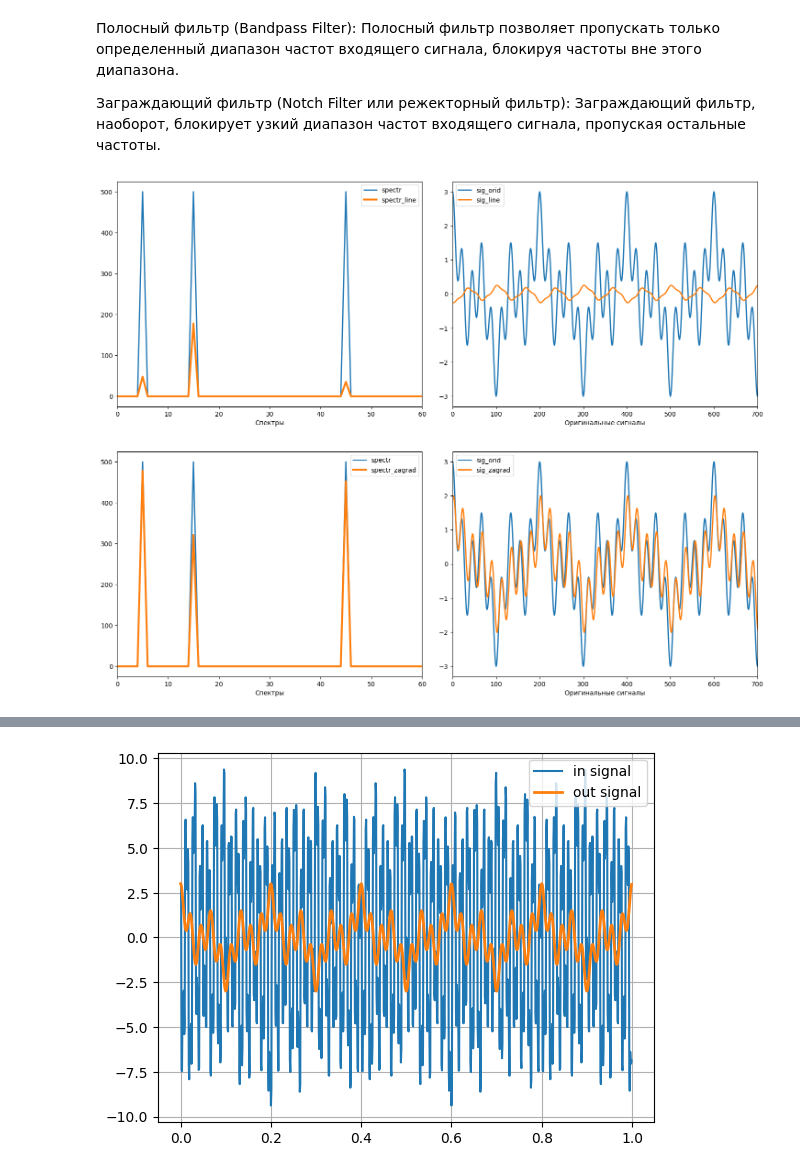
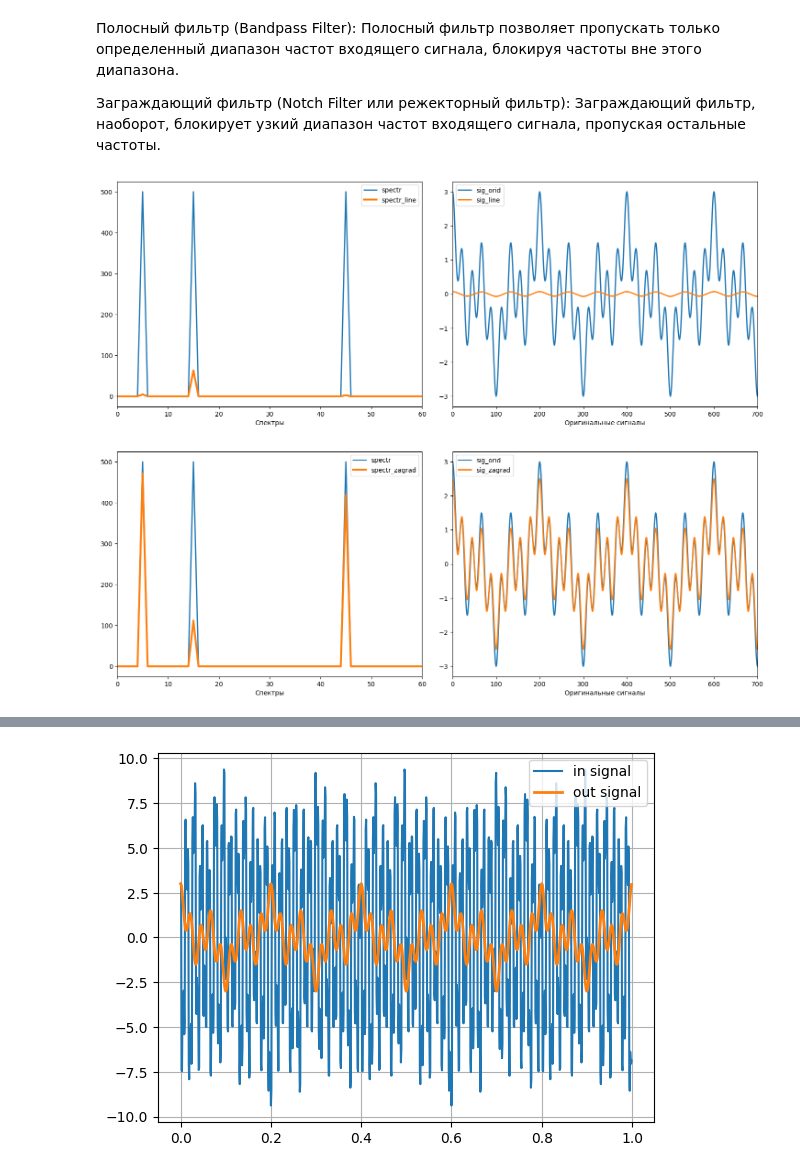
Before and after one commit to EmelyanovAlexey/digital_signal, a Jupyter notebook: lab_4.ipynb, the cells around one changed output, grey strips where cells are left out. Cells and saved outputs as stored; diff of their text form; code cells hidden in the pictures.

```diff
--- a/lab_4.ipynb
+++ b/lab_4.ipynb
@@ -21,11 +21,17 @@ def get_signal(func, start = 0, finish=2, step=0.05):
   signal = np.array([func(t) for t in times])
   return times, signal
 
-def butterwort_low(w, wc):
-  return wc**2 / ((-w**2) + (1j) * np.sqrt(2)*wc*w + wc**2)
+# def butterwort_low(w, wc):
+#   return wc**2 / ((-w**2) + (1j) * np.sqrt(2)*wc*w + wc**2)
 
-def butterwort_high(w, wc):
-  return w**2 / ((-wc**2) + 1j*np.sqrt(2) * wc * w + w**2)
+def butterwort_low(w, wc, n):
+    return 1 / (1 + (w / wc)**(2 * n))
+
+# def butterwort_high(w, wc):
+#   return w**2 / ((-wc**2) + 1j*np.sqrt(2) * wc * w + w**2)
+
+def butterwort_high(w, wc, n):
+    return 1 / (1 + (wc / w)**(2 * n))
 # %% [markdown]
 ![Alt text](image-6.png)
 # %% [markdown]
@@ -146,26 +151,26 @@ plt.show()
 
 Заграждающий фильтр (Notch Filter или режекторный фильтр):  Заграждающий фильтр, наоборот, блокирует узкий диапазон частот входящего сигнала, пропуская остальные частоты.
 # %%
-def get_bat_line(range_x, param_l, param_h):
-    filter_hight_bat_h = butterwort_high(range_x, param_h)
-    filter_hight_bat_l = butterwort_low(range_x, param_l)
+def get_bat_line(range_x, param_l, param_h, n):
+    filter_hight_bat_h = butterwort_high(range_x, param_h, n)
+    filter_hight_bat_l = butterwort_low(range_x, param_l, n)
     line_filter = filter_hight_bat_l * filter_hight_bat_h
 
     filter_spectr = spectr[0:range_x.shape[0]]*line_filter
     filtred_signal = np.fft.ifft(filter_spectr)
     return filter_spectr, filtred_signal
 
-def get_bat_zagrad(range_x, param_l, param_h):
-    filter_bat_h = butterwort_high(range_x, param_h)
-    filter_bat_l = butterwort_low(range_x, param_l)
+def get_bat_zagrad(range_x, param_l, param_h, n):
+    filter_bat_h = butterwort_high(range_x, param_h, n)
+    filter_bat_l = butterwort_low(range_x, param_l, n)
     zagrad_filter = filter_bat_h + filter_bat_l
 
     filter_spectr = spectr[0:range_x.shape[0]]*zagrad_filter
     filtred_signal = np.fft.ifft(filter_spectr)
     return filter_spectr, filtred_signal
 
-filter_line_spectr, filter_line_signal = get_bat_line(x, 120, 160)
-filter_zagrad_spectr, filter_zagrad_signal = get_bat_zagrad(x, 100, 300)
+filter_line_spectr, filter_line_signal = get_bat_line(x, 120, 160, 2)
+filter_zagrad_spectr, filter_zagrad_signal = get_bat_zagrad(x, 100, 300, 2)
 
 fig = plt.figure(figsize=(18, 14))
 plt.subplots_adjust(wspace=0.1, hspace=0.2)
@@ -177,34 +182,34 @@ plt.plot(np.abs(spectr), label='spectr', linewidth=2)
 plt.plot(np.abs(filter_line_spectr), label='spectr_line', linewidth=3)
 plt.xlabel('Спектры')
 plt.xlim([0,60])
 plt.legend()
 
 plt.subplot(222)
 plt.xlabel('Оригинальные сигналы')
 plt.plot(cos_signal, label="sig_orid", linewidth=2)
 plt.plot(filter_line_signal, label="sig_line", linewidth=2)
 plt.xlim([0,700])
 plt.legend()
 
 plt.subplot(223)
 spectr = np.fft.fft(cos_signal)
 spectr_filter_low = np.fft.fft(cos_signal)
 plt.plot(np.abs(spectr), label='spectr', linewidth=2)
 plt.plot(np.abs(filter_zagrad_spectr), label='spectr_zagrad', linewidth=3)
 plt.xlabel('Спектры')
 plt.xlim([0,60])
 plt.legend()
 
 plt.subplot(224)
 plt.xlabel('Оригинальные сигналы')
 plt.plot(cos_signal, label="sig_orid", linewidth=2)
 plt.plot(filter_zagrad_signal, label="sig_zagrad", linewidth=2)
 plt.xlim([0,700])
 plt.legend()
 
 plt.show()
 # %% [output]
-[figure, old version]
+[figure, new version]
 # %% [markdown]
 ![Alt text](image-14.png)
 # %%
```
Also changed, not shown: parts of 4 cells of this notebook, 1 other file.
